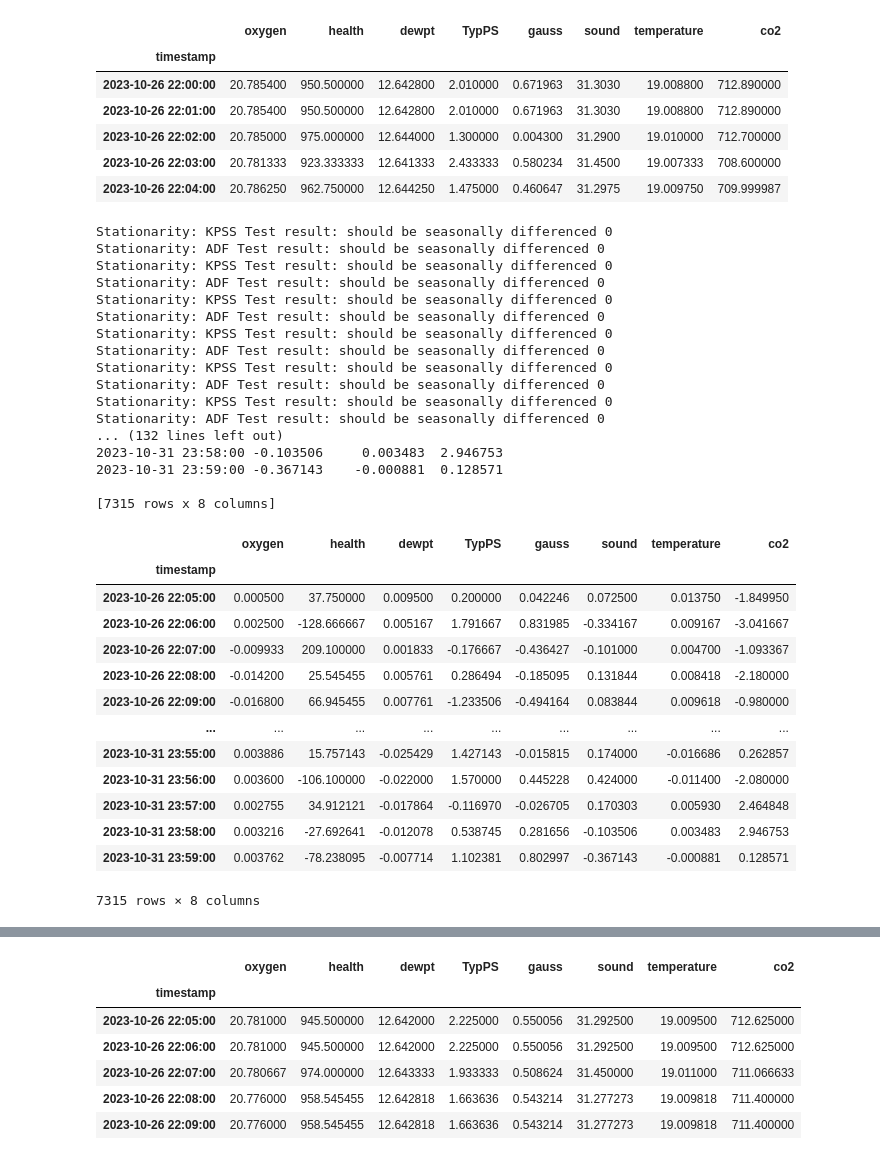
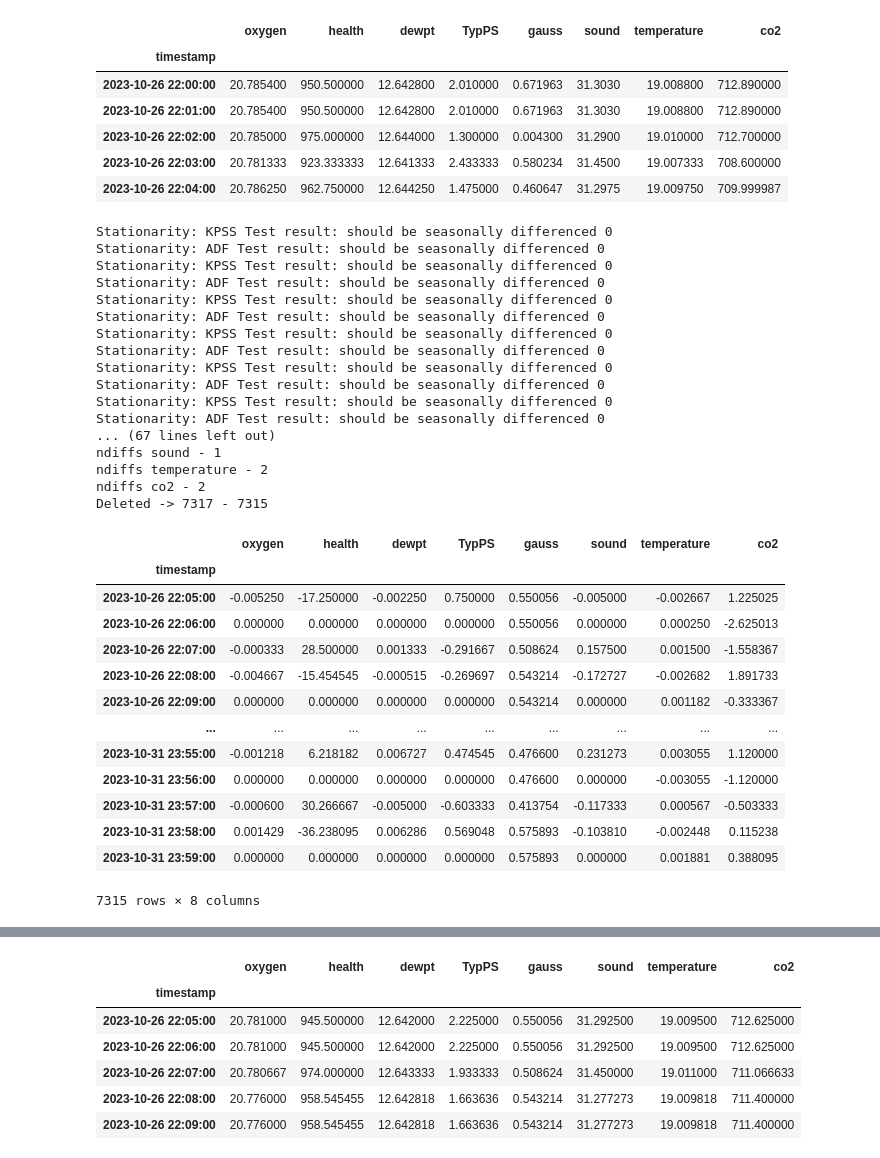
Before and after one commit to yarynakorduba/master-thesis-full-stack, a Jupyter notebook: IMPROVINGTRYING_seasonal!!!data_processing copy 4.ipynb, the cells around one changed output, grey strips where cells are left out. Cells and saved outputs as stored; diff of their text form; code cells hidden in the pictures.

```diff
--- a/IMPROVINGTRYING_seasonal!!!data_processing copy 4.ipynb
+++ b/IMPROVINGTRYING_seasonal!!!data_processing copy 4.ipynb
@@ -121,7 +121,10 @@ def get_all_needed_diffs(df, periods_in_season=None):
     for i in range(len(df.columns)):
         stationarity_test_result = test_stationarity_kpss_adf(df[df.columns[i]], periods_in_season)
         selected_ndiffs = np.max([stationarity_test_result["kpss"]["ndiffs"], stationarity_test_result["adf"]["ndiffs"]])
-        selected_ndiffs_dict[df.columns[i]] = 2#selected_ndiffs
+        if periods_in_season:
+            selected_ndiffs_dict[df.columns[i]] = selected_ndiffs
+        else:
+            selected_ndiffs_dict[df.columns[i]] = selected_ndiffs
 
     return selected_ndiffs_dict
 
@@ -140,25 +143,27 @@ def convert_data_to_stationary(df, periods_in_season=None):
                 seasonal_first_elements[key] = existing_array + [df_diff[pos:][key]]
                 df_diff[key] = df_diff[key].diff(PERIODS)
 
-    max_diff = max(selected_nsdiffs.values())
-    print(f"before {df_diff}")
-    df_diff = df_diff[(PERIODS*max_diff):]
-    print(f"after {df_diff}")
+    max_sdiff = max(selected_nsdiffs.values())
+    df_diff = df_diff[(PERIODS*max_sdiff):]
 
-    selected_ndiffs = check_all_stationarities(df_diff)
-    print(f"Selected ndiffs {selected_ndiffs}")
-    # Apply differencing to make data stationary
+    selected_ndiffs = get_all_needed_diffs(df_diff)
+    # print(f"Selected ndiffs {selected_ndiffs}")
+    # # Apply differencing to make data stationary
     for key, value in selected_ndiffs.items():
         print(f"ndiffs {key} - {value}")
         for i in range(value):
             existing_array = first_elements.get(key, [])
             pos = df_diff[key].index[-1]
-            first_elements[key] = existing_array + [df_diff.loc[[pos],key]]
+            first_elements[key] = existing_array + [df_diff[pos:][key]]
             df_diff[key] = df_diff[key].diff()
+
     max_diff = max(selected_ndiffs.values())
+    # print(f"MAX DIFF --- > normal: {max_diff} seasonal:{max_sdiff}")
     df_diff = df_diff[max_diff:]
 
-    return df_diff, selected_nsdiffs, seasonal_first_elements
+    print(f"Deleted -> {len(df)} - {len(df_diff)}")
+
+    return df_diff, selected_ndiffs, first_elements, selected_nsdiffs, seasonal_first_elements
 # %%
 data_df
 # %% [output]
@@ -216,42 +229,43 @@ df_train.tail()
 | 2023-10-26 22:03:00 | 20.781333 | 923.333333 | 12.641333 | 2.433333 | 0.580234 | 31.4500 | 19.007333 | 708.600000 |
 | 2023-10-26 22:04:00 | 20.786250 | 962.750000 | 12.644250 | 1.475000 | 0.460647 | 31.2975 | 19.009750 | 709.999987 |
 # %%
-df_train_transformed, diff_order, first_elements = convert_data_to_stationary(df_train)
+df_train_transformed, diff_order, first_elements, seasonal_diff_order, seasonal_first_elements  = convert_data_to_stationary(df_train, PERIODS)
 # df_train_transformed, df_train_transformed_scaler = scale(df_train_transformed)
-
-df_testtt = pd.concat([df_train.tail(PERIODS * 2), df_test], axis=0) # tail equals hardcoded selected diff
-df_test_transformed, d, s = convert_data_to_stationary(df_testtt)
+# df_diff, selected_ndiffs, first_elements, selected_nsdiffs, seasonal_first_elements
+print(f"Delta {len(df_train) - len(df_train_transformed)} elements")
+df_testtt = pd.concat([df_train.tail(2), df_test], axis=0) # tail equals hardcoded selected diff
+df_test_transformed, d, s, a, b = convert_data_to_stationary(df_testtt, PERIODS)
 # df_test_transformed, df_test_transformed_scaler = scale(df_test_transformed)
 df_test_transformed
 # %% [output]
 Stationarity: KPSS Test result: should be seasonally differenced 0
 Stationarity: ADF Test result: should be seasonally differenced 0
 Stationarity: KPSS Test result: should be seasonally differenced 0
 Stationarity: ADF Test result: should be seasonally differenced 0
 Stationarity: KPSS Test result: should be seasonally differenced 0
 Stationarity: ADF Test result: should be seasonally differenced 0
 Stationarity: KPSS Test result: should be seasonally differenced 0
 Stationarity: ADF Test result: should be seasonally differenced 0
 Stationarity: KPSS Test result: should be seasonally differenced 0
 Stationarity: ADF Test result: should be seasonally differenced 0
 Stationarity: KPSS Test result: should be seasonally differenced 0
 Stationarity: ADF Test result: should be seasonally differenced 0
-... (132 lines left out)
-2023-10-31 23:58:00 -0.103506     0.003483  2.946753
-2023-10-31 23:59:00 -0.367143    -0.000881  0.128571
-
-[7315 rows x 8 columns]
+... (67 lines left out)
+ndiffs sound - 1
+ndiffs temperature - 2
+ndiffs co2 - 2
+Deleted -> 7317 - 7315
 |  | oxygen | health | dewpt | TypPS | gauss | sound | temperature | co2 |
 | timestamp |  |  |  |  |  |  |  |  |
-| 2023-10-26 22:05:00 | 0.000500 | 37.750000 | 0.009500 | 0.200000 | 0.042246 | 0.072500 | 0.013750 | -1.849950 |
-| 2023-10-26 22:06:00 | 0.002500 | -128.666667 | 0.005167 | 1.791667 | 0.831985 | -0.334167 | 0.009167 | -3.041667 |
-| 2023-10-26 22:07:00 | -0.009933 | 209.100000 | 0.001833 | -0.176667 | -0.436427 | -0.101000 | 0.004700 | -1.093367 |
-| 2023-10-26 22:08:00 | -0.014200 | 25.545455 | 0.005761 | 0.286494 | -0.185095 | 0.131844 | 0.008418 | -2.180000 |
-| 2023-10-26 22:09:00 | -0.016800 | 66.945455 | 0.007761 | -1.233506 | -0.494164 | 0.083844 | 0.009618 | -0.980000 |
+| 2023-10-26 22:05:00 | -0.005250 | -17.250000 | -0.002250 | 0.750000 | 0.550056 | -0.005000 | -0.002667 | 1.225025 |
+| 2023-10-26 22:06:00 | 0.000000 | 0.000000 | 0.000000 | 0.000000 | 0.550056 | 0.000000 | 0.000250 | -2.625013 |
+| 2023-10-26 22:07:00 | -0.000333 | 28.500000 | 0.001333 | -0.291667 | 0.508624 | 0.157500 | 0.001500 | -1.558367 |
+| 2023-10-26 22:08:00 | -0.004667 | -15.454545 | -0.000515 | -0.269697 | 0.543214 | -0.172727 | -0.002682 | 1.891733 |
+| 2023-10-26 22:09:00 | 0.000000 | 0.000000 | 0.000000 | 0.000000 | 0.543214 | 0.000000 | 0.001182 | -0.333367 |
 | ... | ... | ... | ... | ... | ... | ... | ... | ... |
-| 2023-10-31 23:55:00 | 0.003886 | 15.757143 | -0.025429 | 1.427143 | -0.015815 | 0.174000 | -0.016686 | 0.262857 |
-| 2023-10-31 23:56:00 | 0.003600 | -106.100000 | -0.022000 | 1.570000 | 0.445228 | 0.424000 | -0.011400 | -2.080000 |
-| 2023-10-31 23:57:00 | 0.002755 | 34.912121 | -0.017864 | -0.116970 | -0.026705 | 0.170303 | 0.005930 | 2.464848 |
-| 2023-10-31 23:58:00 | 0.003216 | -27.692641 | -0.012078 | 0.538745 | 0.281656 | -0.103506 | 0.003483 | 2.946753 |
-| 2023-10-31 23:59:00 | 0.003762 | -78.238095 | -0.007714 | 1.102381 | 0.802997 | -0.367143 | -0.000881 | 0.128571 |
+| 2023-10-31 23:55:00 | -0.001218 | 6.218182 | 0.006727 | 0.474545 | 0.476600 | 0.231273 | 0.003055 | 1.120000 |
+| 2023-10-31 23:56:00 | 0.000000 | 0.000000 | 0.000000 | 0.000000 | 0.476600 | 0.000000 | -0.003055 | -1.120000 |
+| 2023-10-31 23:57:00 | -0.000600 | 30.266667 | -0.005000 | -0.603333 | 0.413754 | -0.117333 | 0.000567 | -0.503333 |
+| 2023-10-31 23:58:00 | 0.001429 | -36.238095 | 0.006286 | 0.569048 | 0.575893 | -0.103810 | -0.002448 | 0.115238 |
+| 2023-10-31 23:59:00 | 0.000000 | 0.000000 | 0.000000 | 0.000000 | 0.575893 | 0.000000 | 0.001881 | 0.388095 |
 7315 rows × 8 columns
```
Also changed, not shown: parts of 30 cells of this notebook, 1 other file.
